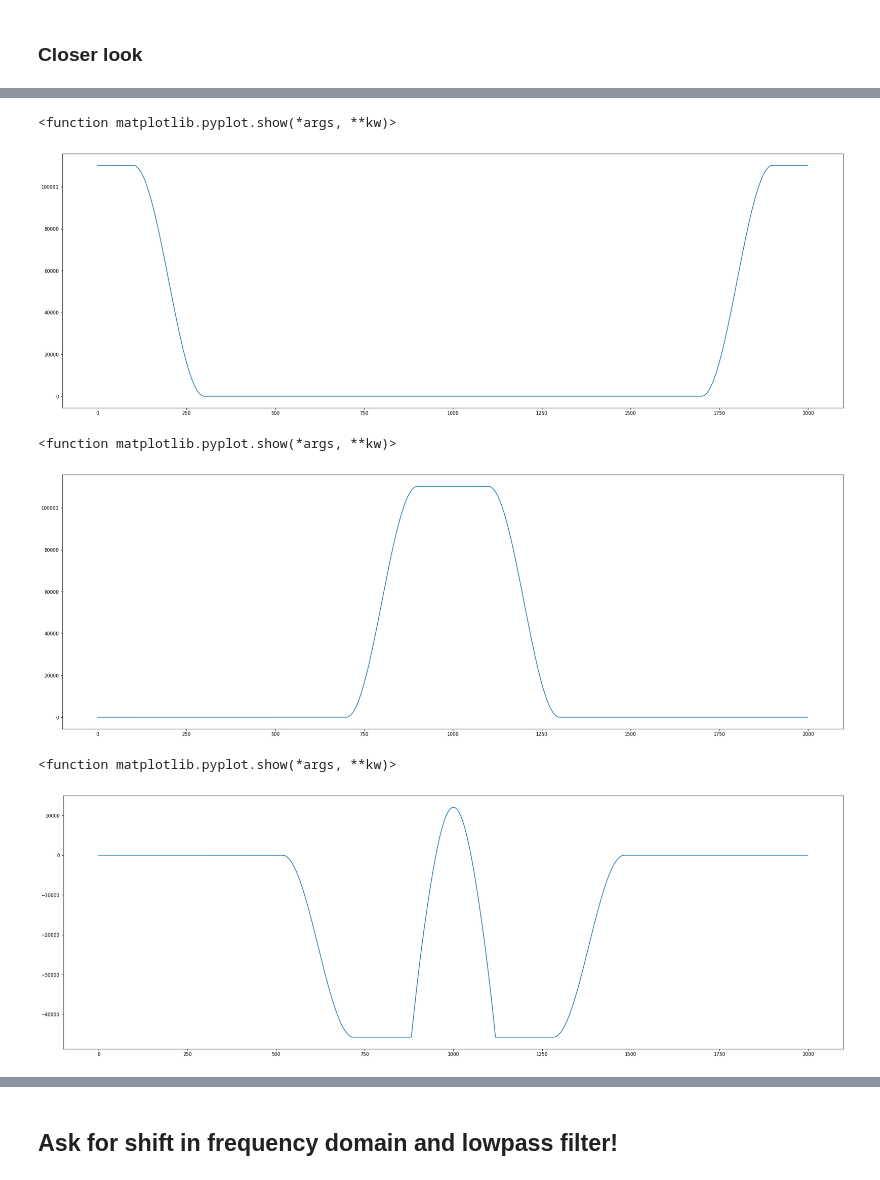
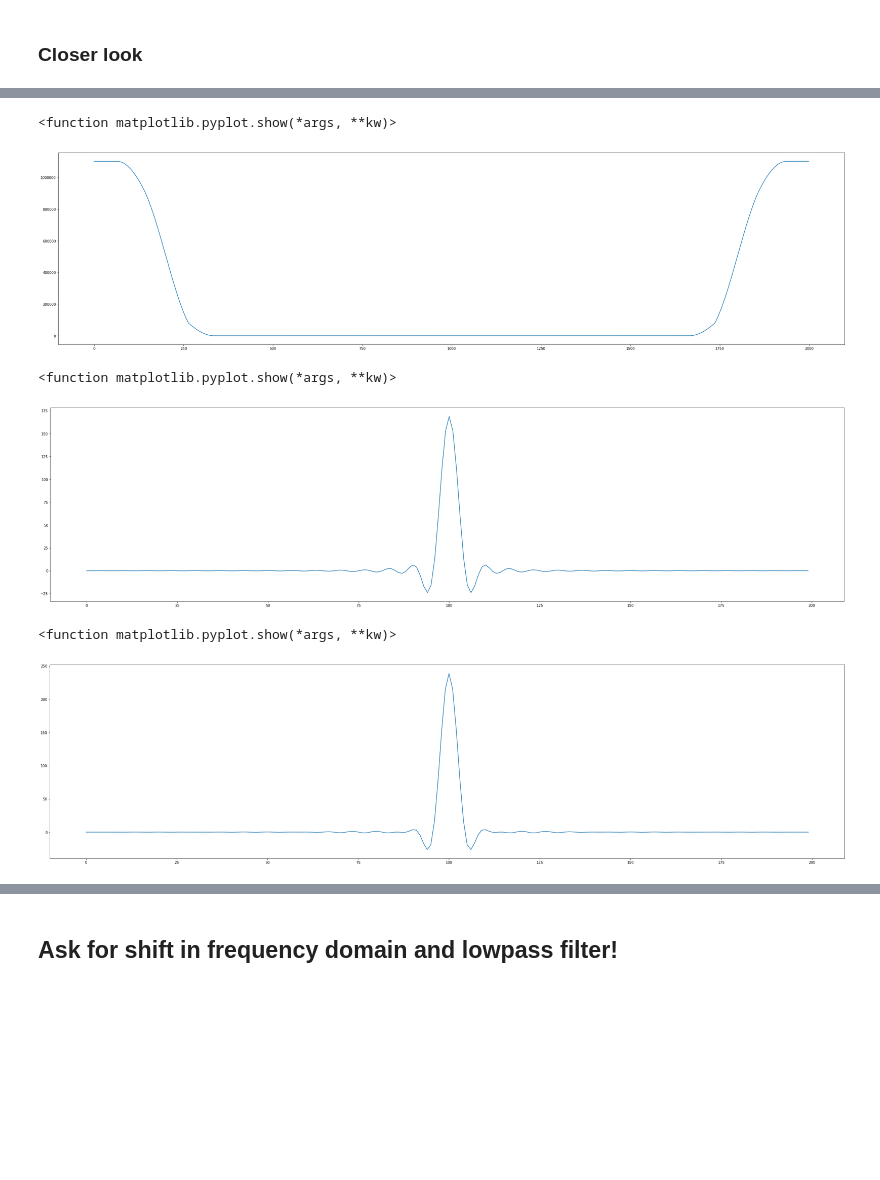
Before and after one commit to yklose/Communication-System, a Jupyter notebook: Project-Notebook.ipynb, the cells around one changed output, grey strips where cells are left out. Drawn from its saved outputs; the diff is of its cells as text; code cells hidden in the pictures; blank space fills up the shorter version.

```diff
--- a/Project-Notebook.ipynb
+++ b/Project-Notebook.ipynb
@@ -82,31 +90,31 @@ plt.show
 # %%
-phi = compute_array("phi_fourier.txt")
+temp2 = compute_array("passband_after.txt")
 #detail_phi = phi[900:1100]
 
-plt.figure(figsize=(30,10))
-plt.plot(phi)
+plt.figure(figsize=(40,10))
+plt.plot(temp2)
 plt.show
 # %% [output]
 <function matplotlib.pyplot.show(*args, **kw)>
-[figure, old version]
+[figure, new version]
 # %%
-pt = compute_array("passband_test.txt")
-#detail_pt = pt[900:1100]
+temp3 = compute_array("phi_before.txt")
+detail_temp3 = temp3[900:1100]
 
-plt.figure(figsize=(30,10))
-plt.plot(pt)
+plt.figure(figsize=(40,10))
+plt.plot(detail_temp3)
 plt.show
 # %% [output]
 <function matplotlib.pyplot.show(*args, **kw)>
-[figure, old version]
+[figure, new version]
 # %%
-pt = compute_array("passband_test_1.txt")
-#detail_pt = pt[900:1100]
+temp4 = compute_array("phi_after.txt")
+detail_temp4 = temp4[900:1100]
 
-plt.figure(figsize=(30,10))
-plt.plot(pt)
+plt.figure(figsize=(40,10))
+plt.plot(detail_temp4)
 plt.show
 # %% [output]
 <function matplotlib.pyplot.show(*args, **kw)>
-[figure, old version]
+[figure, new version]
 # %%
```
Also changed, not shown: parts of 8 cells of this notebook, 3 other files.
